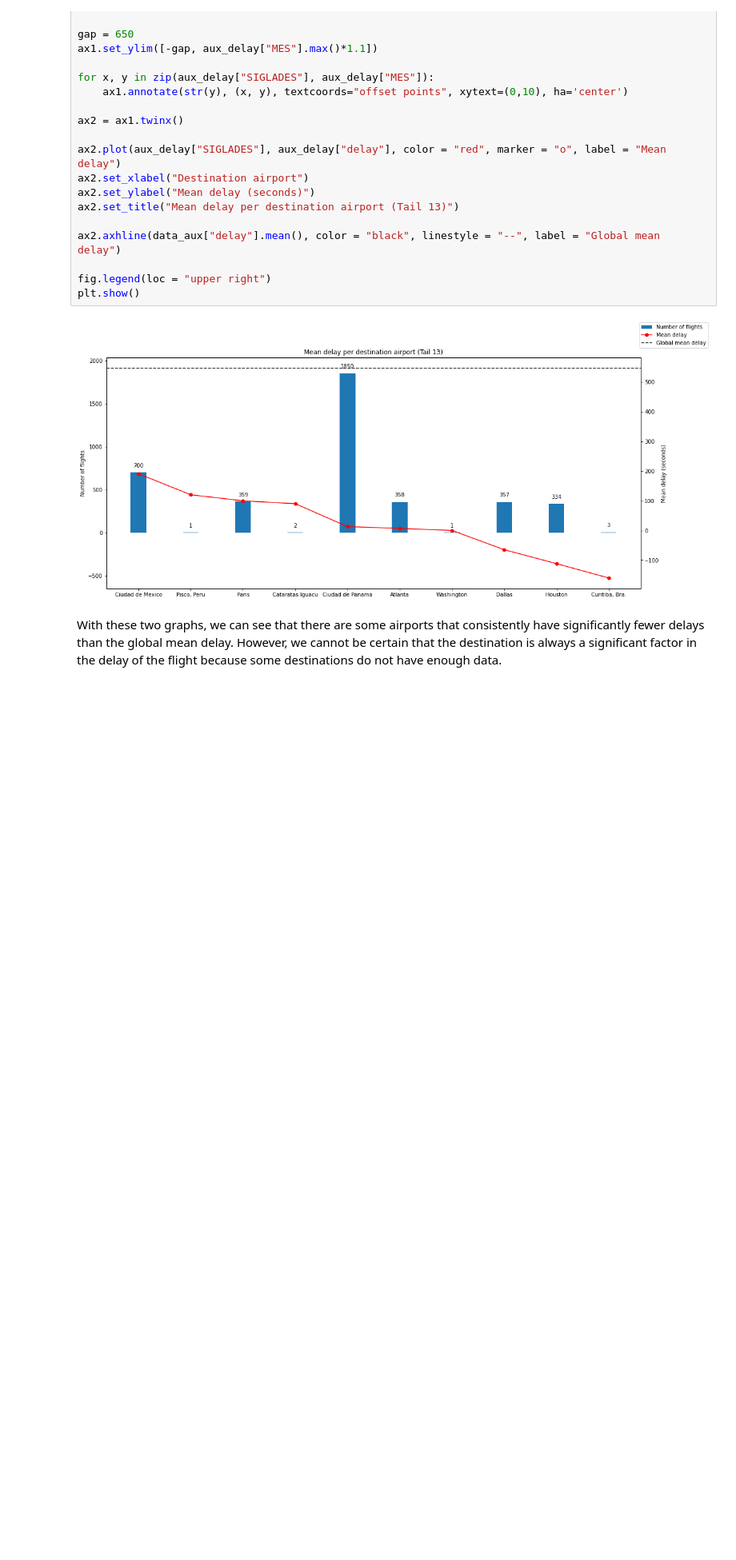
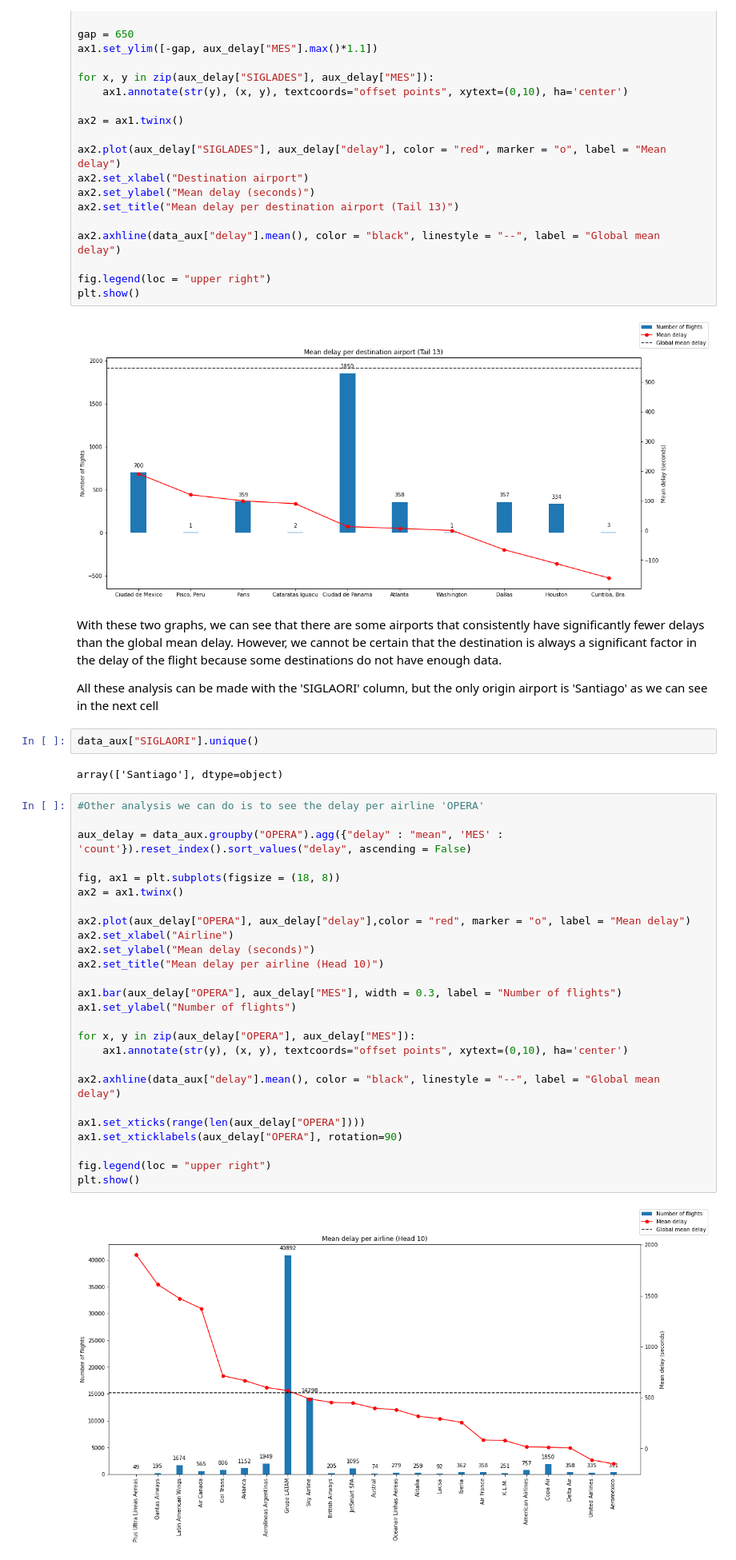
Before and after one commit to Konnits/Latam-Postulation, a Jupyter notebook: solution.ipynb, the cells around one changed output. Shown: that part at 80% size. Cells and saved outputs as stored; diff of their text form; blank space fills up the shorter version.

```diff
--- a/solution.ipynb
+++ b/solution.ipynb
@@ -236,3 +236,37 @@ plt.show()
 [figure]
 # %% [markdown]
 With these two graphs, we can see that there are some airports that consistently have significantly fewer delays than the global mean delay. However, we cannot be certain that the destination is always a significant factor in the delay of the flight because some destinations do not have enough data.
+
+All these analysis can be made with the 'SIGLAORI' column, but the only origin airport is 'Santiago' as we can see in the next cell
+# %%
+data_aux["SIGLAORI"].unique()
+# %% [output]
+array(['Santiago'], dtype=object)
+# %%
+#Other analysis we can do is to see the delay per airline 'OPERA'
+
+aux_delay = data_aux.groupby("OPERA").agg({"delay" : "mean", 'MES' : 'count'}).reset_index().sort_values("delay", ascending = False)
+
+fig, ax1 = plt.subplots(figsize = (18, 8))
+ax2 = ax1.twinx()
+
+ax2.plot(aux_delay["OPERA"], aux_delay["delay"],color = "red", marker = "o", label = "Mean delay")
+ax2.set_xlabel("Airline")
+ax2.set_ylabel("Mean delay (seconds)")
+ax2.set_title("Mean delay per airline (Head 10)")
+
+ax1.bar(aux_delay["OPERA"], aux_delay["MES"], width = 0.3, label = "Number of flights")
+ax1.set_ylabel("Number of flights")
+
+for x, y in zip(aux_delay["OPERA"], aux_delay["MES"]):
+    ax1.annotate(str(y), (x, y), textcoords="offset points", xytext=(0,10), ha='center')
+
+ax2.axhline(data_aux["delay"].mean(), color = "black", linestyle = "--", label = "Global mean delay")
+
+ax1.set_xticks(range(len(aux_delay["OPERA"])))
+ax1.set_xticklabels(aux_delay["OPERA"], rotation=90)
+
+fig.legend(loc = "upper right")
+plt.show()
+# %% [output]
+[figure, added]
```
Also changed, not shown: parts of 1 cell of this notebook.
